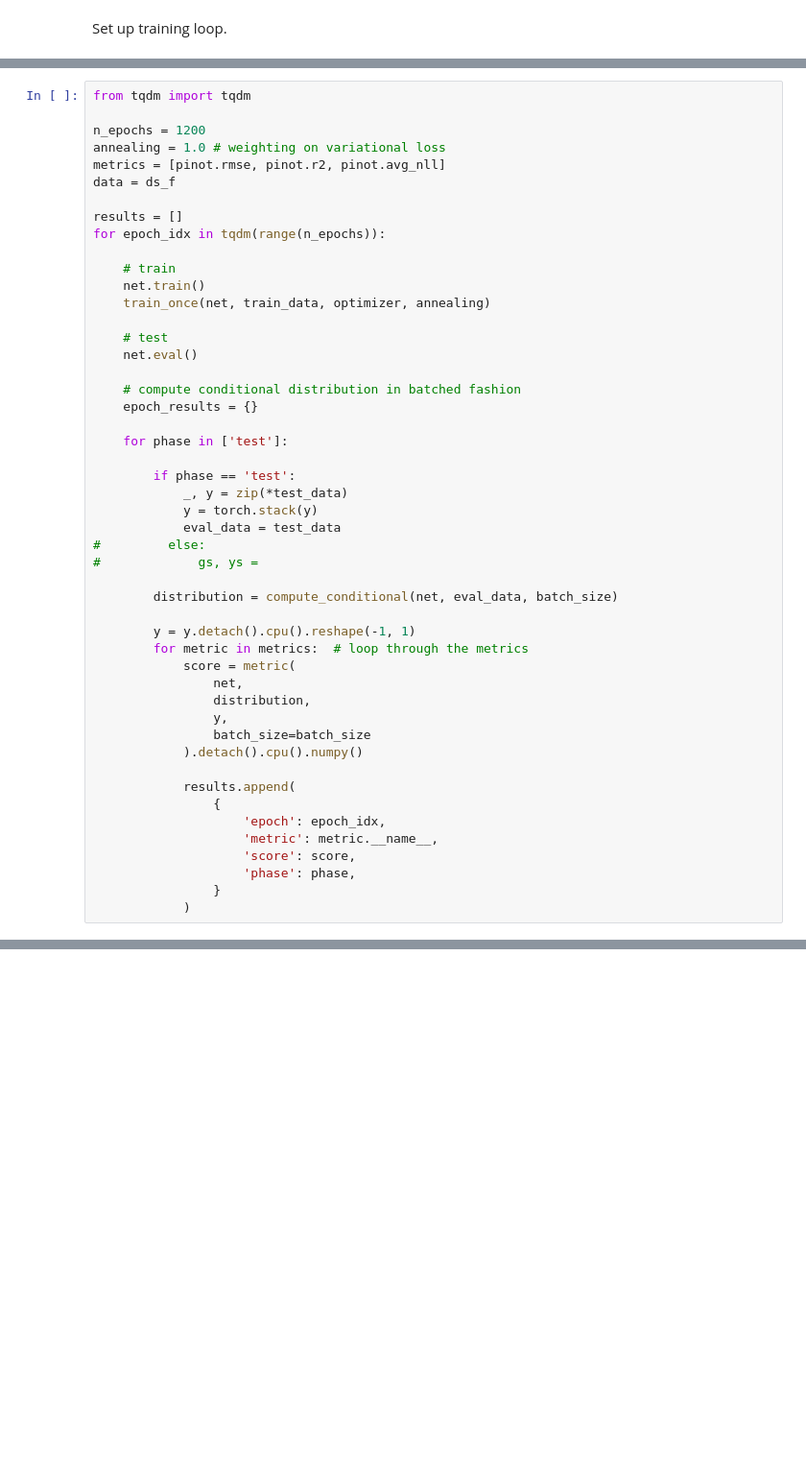
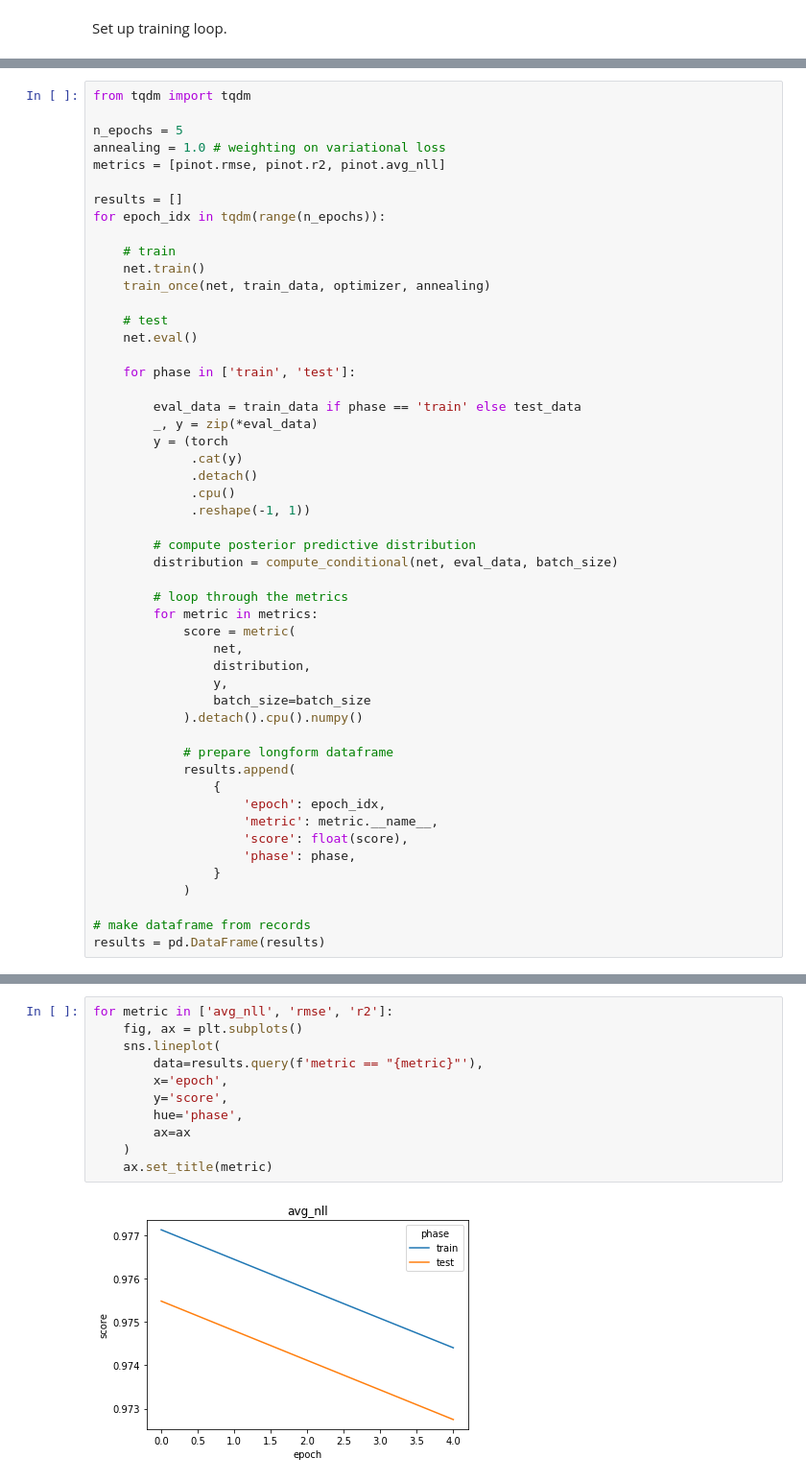
Before and after one commit to choderalab/pinot, a Jupyter notebook: scripts/biophysical/playground.ipynb, the cells around one changed output, grey strips where cells are left out. Shown at 96% size. Saved outputs shown, nothing was run; the diff lists cells and outputs as text; blank space fills up the shorter version.

Commit message:
Added plotting to notebook.

```diff
--- a/scripts/biophysical/playground.ipynb
+++ b/scripts/biophysical/playground.ipynb
@@ -172,10 +178,9 @@ Set up training loop.
 # %%
 from tqdm import tqdm
 
-n_epochs = 1200
+n_epochs = 5
 annealing = 1.0 # weighting on variational loss
 metrics = [pinot.rmse, pinot.r2, pinot.avg_nll]
-data = ds_f
 
 results = []
 for epoch_idx in tqdm(range(n_epochs)):
@@ -187,22 +192,21 @@ for epoch_idx in tqdm(range(n_epochs)):
     # test
     net.eval()
 
-    # compute conditional distribution in batched fashion
-    epoch_results = {}
+    for phase in ['train', 'test']:
 
-    for phase in ['test']:
+        eval_data = train_data if phase == 'train' else test_data
+        _, y = zip(*eval_data)
+        y = (torch
+             .cat(y)
+             .detach()
+             .cpu()
+             .reshape(-1, 1))
 
-        if phase == 'test':
-            _, y = zip(*test_data)
-            y = torch.stack(y)
-            eval_data = test_data
-#         else:
-#             gs, ys =
-
+        # compute posterior predictive distribution
         distribution = compute_conditional(net, eval_data, batch_size)
 
-        y = y.detach().cpu().reshape(-1, 1)
-        for metric in metrics:  # loop through the metrics
+        # loop through the metrics
+        for metric in metrics:
             score = metric(
                 net,
                 distribution,
@@ -210,11 +214,15 @@ for epoch_idx in tqdm(range(n_epochs)):
                 batch_size=batch_size
             ).detach().cpu().numpy()
 
+            # prepare longform dataframe
             results.append(
                 {
                     'epoch': epoch_idx,
                     'metric': metric.__name__,
-                    'score': score,
+                    'score': float(score),
                     'phase': phase,
                 }
             )
+
+# make dataframe from records
+results = pd.DataFrame(results)
@@ -222,0 +231,13 @@ AssertionError:
+# %%
+for metric in ['avg_nll', 'rmse', 'r2']:
+    fig, ax = plt.subplots()
+    sns.lineplot(
+        data=results.query(f'metric == "{metric}"'),
+        x='epoch',
+        y='score',
+        hue='phase',
+        ax=ax
+    )
+    ax.set_title(metric)
+# %% [output]
+[figure, added]
```
Also changed, not shown: parts of 5 cells of this notebook.
